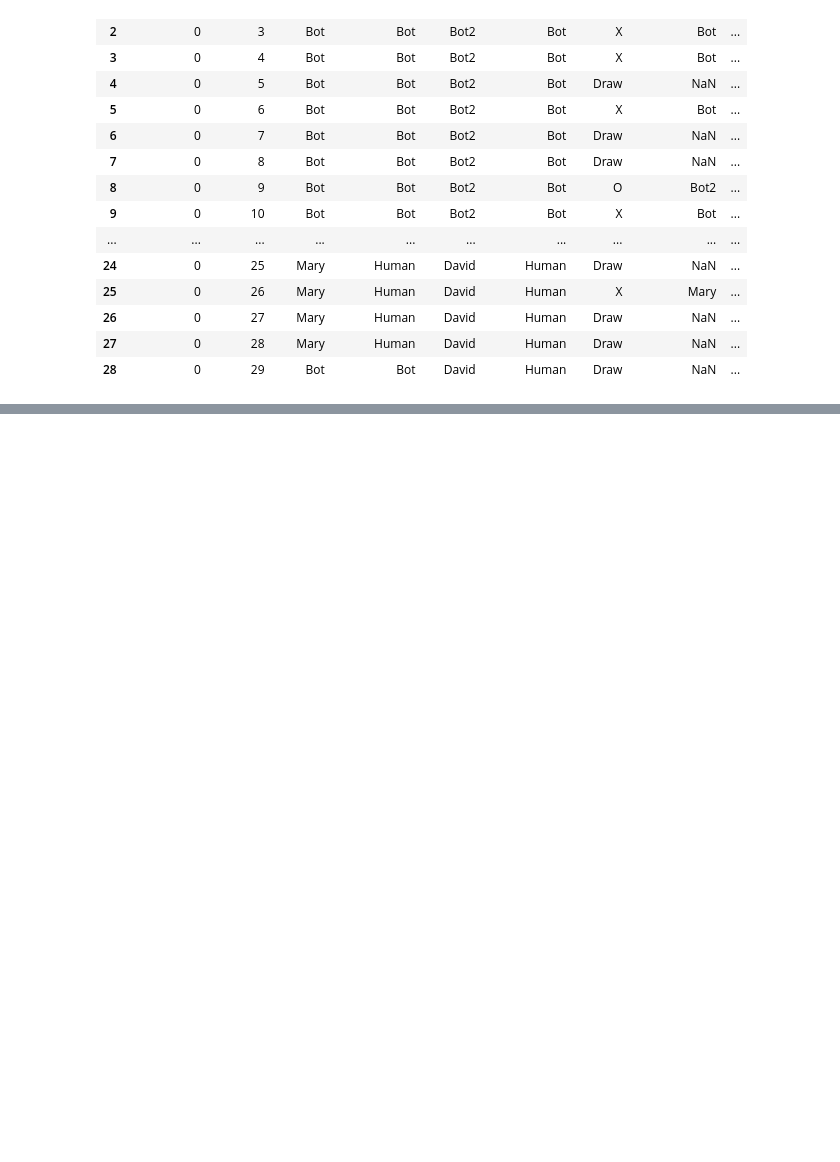
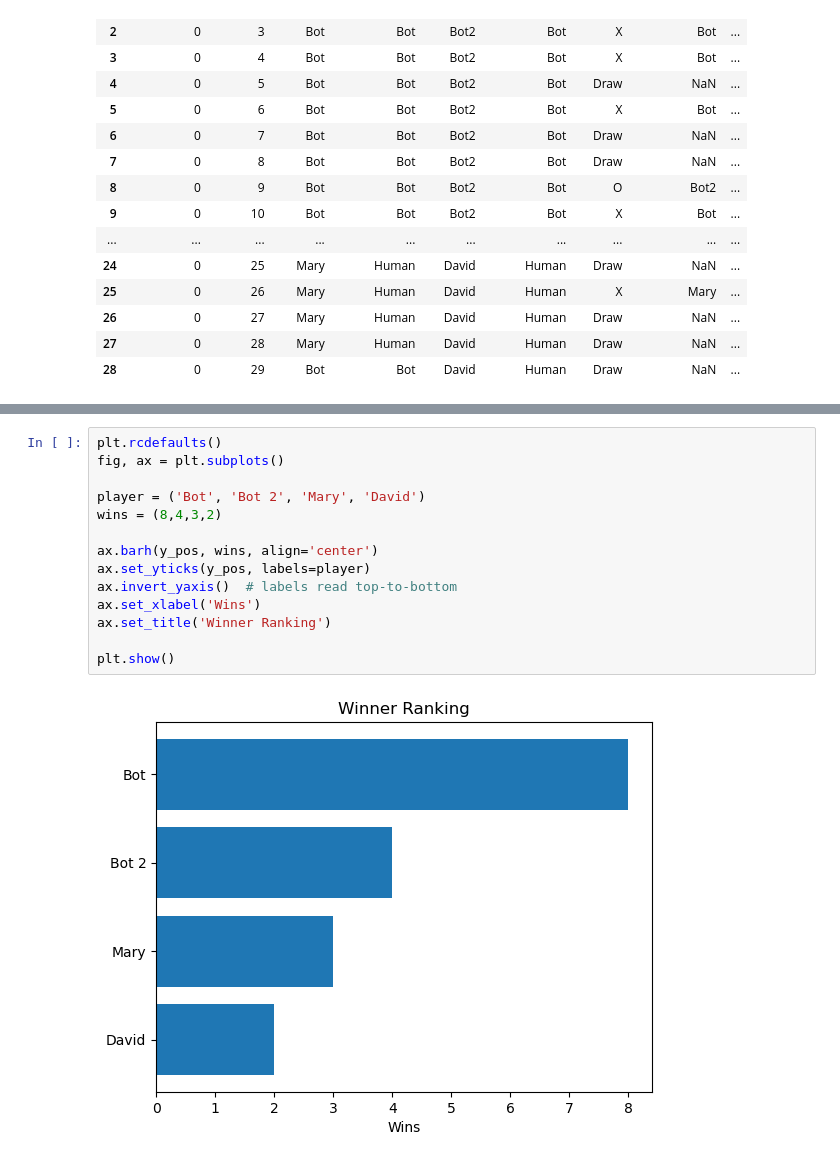
Before and after one commit to yinli1225/ttt_Cli, a Jupyter notebook: stats.ipynb, the cells around one changed output, grey strips where cells are left out. Drawn from its saved outputs; the diff is of its cells as text; blank space fills up the shorter version.

```diff
--- a/stats.ipynb
+++ b/stats.ipynb
@@ -175,0 +198,16 @@ stats[["Winner Name","Winner Type"]].groupby("Winner Type").count()
+# %%
+plt.rcdefaults()
+fig, ax = plt.subplots()
+
+player = ('Bot', 'Bot 2', 'Mary', 'David')
+wins = (8,4,3,2)
+
+ax.barh(y_pos, wins, align='center')
+ax.set_yticks(y_pos, labels=player)
+ax.invert_yaxis()  # labels read top-to-bottom
+ax.set_xlabel('Wins')
+ax.set_title('Winner Ranking')
+
+plt.show()
+# %% [output]
+[figure, added]
```
Also changed, not shown: parts of 6 cells of this notebook.
